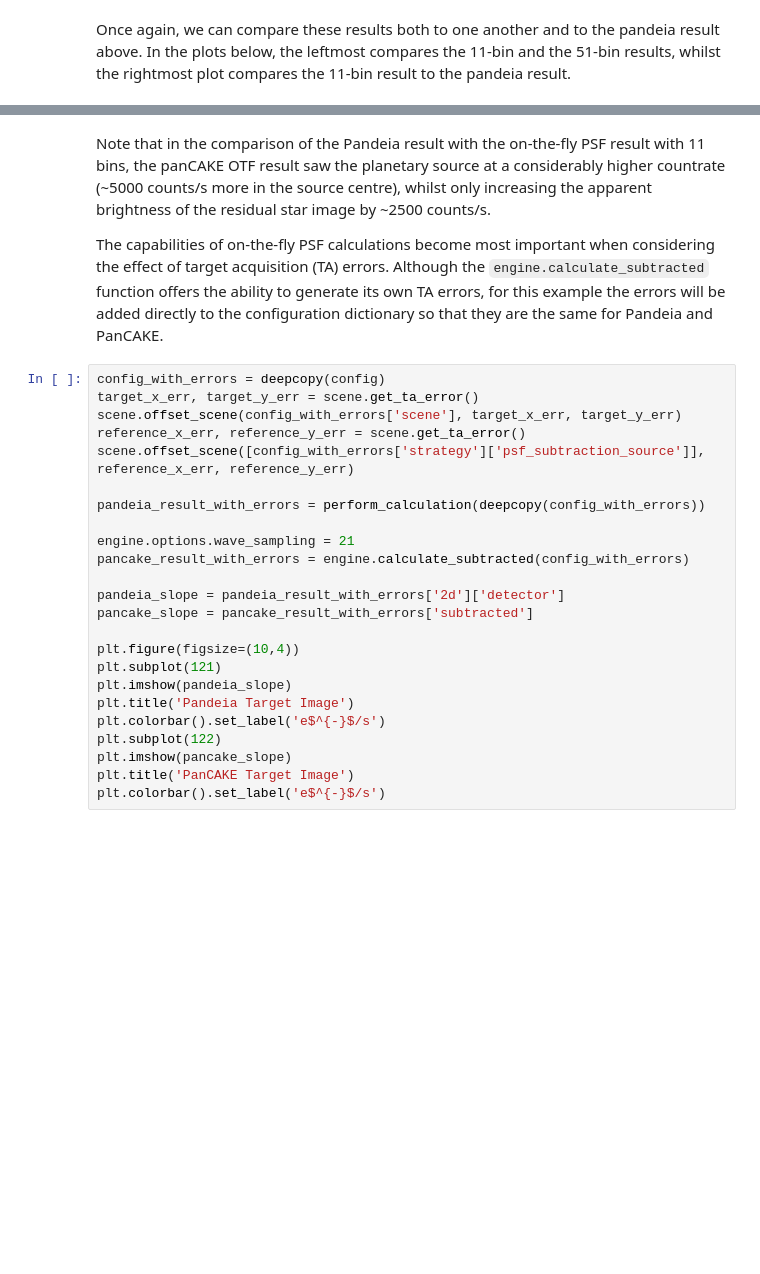
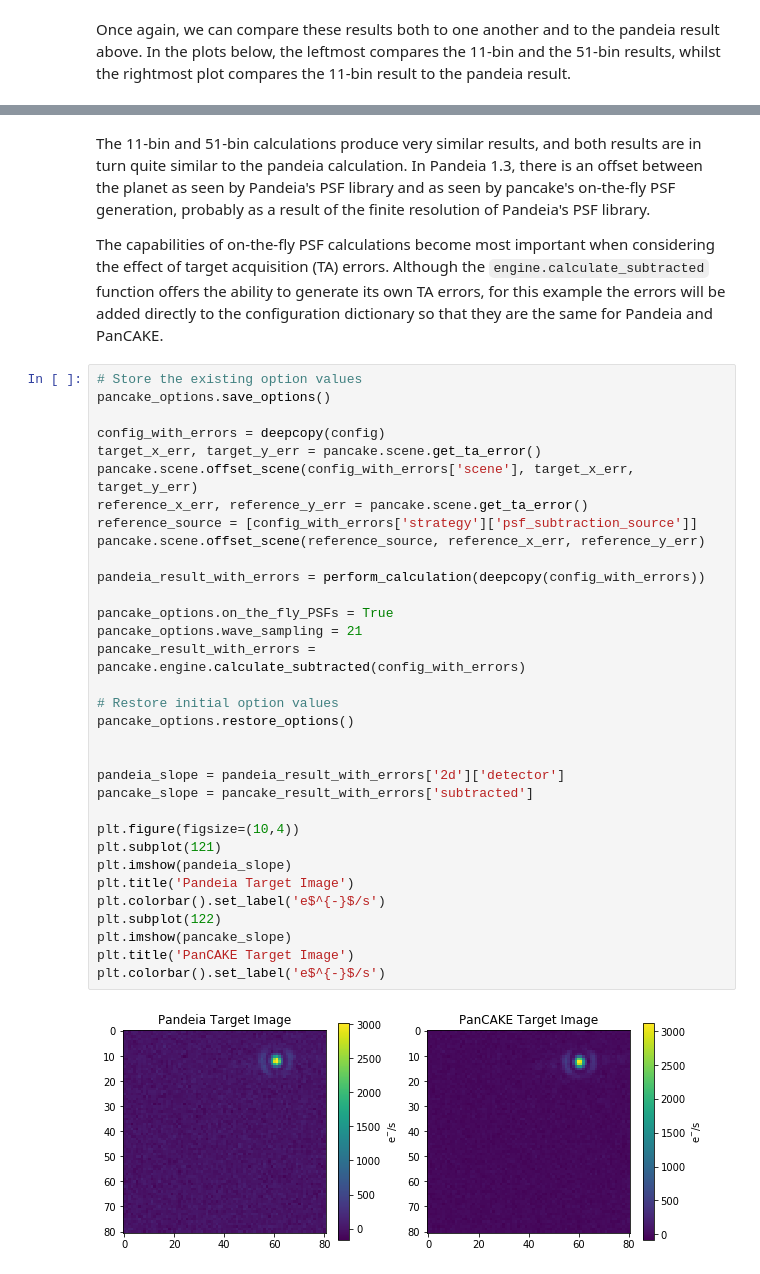
Before and after one commit to spacetelescope/pandeia-coronagraphy, a Jupyter notebook: notebooks/miri_pandeia_pancake.ipynb, the cells around one changed output, grey strips where cells are left out. Saved outputs shown, nothing was run; the diff lists cells and outputs as text; blank space fills up the shorter version.

```diff
--- a/notebooks/miri_pandeia_pancake.ipynb
+++ b/notebooks/miri_pandeia_pancake.ipynb
@@ -186,28 +205,39 @@ plt.colorbar().set_label('e$^{-}$/s')
 # %% [markdown]
-Note that in the comparison of the Pandeia result with the on-the-fly PSF result with 11 bins, the panCAKE OTF result saw the planetary source at a considerably higher countrate (~5000 counts/s more in the source centre), whilst only increasing the apparent brightness of the residual star image by ~2500 counts/s.
+The 11-bin and 51-bin calculations produce very similar results, and both results are in turn quite similar to the pandeia calculation. In Pandeia 1.3, there is an offset between the planet as seen by Pandeia's PSF library and as seen by pancake's on-the-fly PSF generation, probably as a result of the finite resolution of Pandeia's PSF library.
 
 The capabilities of on-the-fly PSF calculations become most important when considering the effect of target acquisition (TA) errors. Although the ``engine.calculate_subtracted`` function offers the ability to generate its own TA errors, for this example the errors will be added directly to the configuration dictionary so that they are the same for Pandeia and PanCAKE.
 # %%
+# Store the existing option values
+pancake_options.save_options()
+
 config_with_errors = deepcopy(config)
-target_x_err, target_y_err = scene.get_ta_error()
-scene.offset_scene(config_with_errors['scene'], target_x_err, target_y_err)
-reference_x_err, reference_y_err = scene.get_ta_error()
-scene.offset_scene([config_with_errors['strategy']['psf_subtraction_source']], reference_x_err, reference_y_err)
+target_x_err, target_y_err = pancake.scene.get_ta_error()
+pancake.scene.offset_scene(config_with_errors['scene'], target_x_err, target_y_err)
+reference_x_err, reference_y_err = pancake.scene.get_ta_error()
+reference_source = [config_with_errors['strategy']['psf_subtraction_source']]
+pancake.scene.offset_scene(reference_source, reference_x_err, reference_y_err)
 
 pandeia_result_with_errors = perform_calculation(deepcopy(config_with_errors))
 
-engine.options.wave_sampling = 21
-pancake_result_with_errors = engine.calculate_subtracted(config_with_errors)
+pancake_options.on_the_fly_PSFs = True
+pancake_options.wave_sampling = 21
+pancake_result_with_errors = pancake.engine.calculate_subtracted(config_with_errors)
+
+# Restore initial option values
+pancake_options.restore_options()
+
 
 pandeia_slope = pandeia_result_with_errors['2d']['detector']
 pancake_slope = pancake_result_with_errors['subtracted']
 
 plt.figure(figsize=(10,4))
 plt.subplot(121)
 plt.imshow(pandeia_slope)
 plt.title('Pandeia Target Image')
 plt.colorbar().set_label('e$^{-}$/s')
 plt.subplot(122)
 plt.imshow(pancake_slope)
 plt.title('PanCAKE Target Image')
 plt.colorbar().set_label('e$^{-}$/s')
+# %% [output]
+[figure, added]
```
Also changed, not shown: parts of 16 cells of this notebook, 2 other files.
